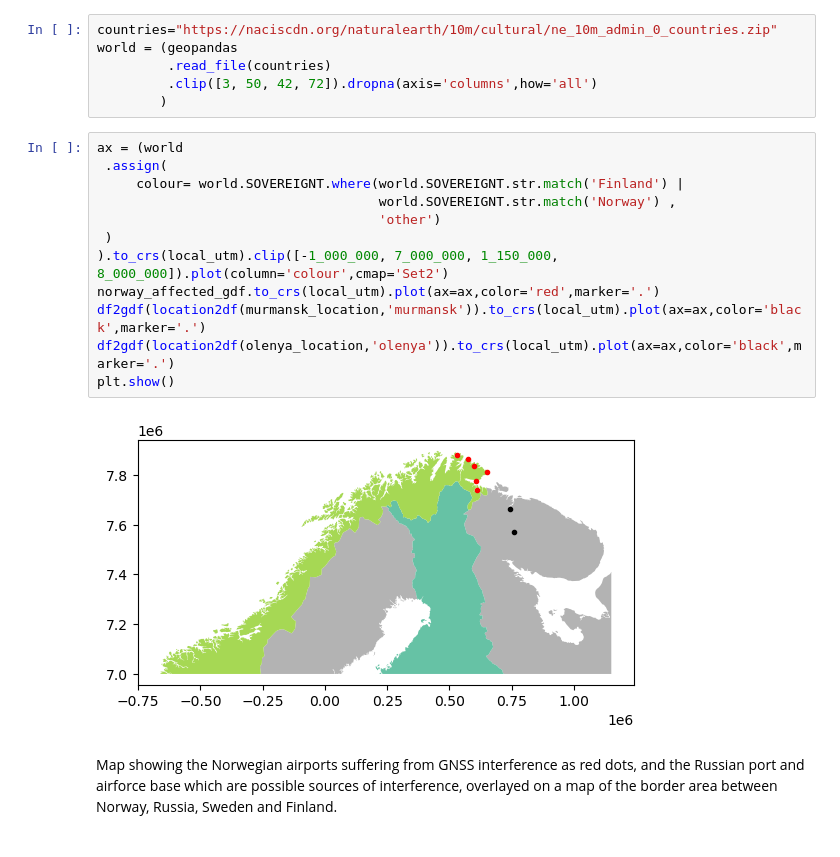
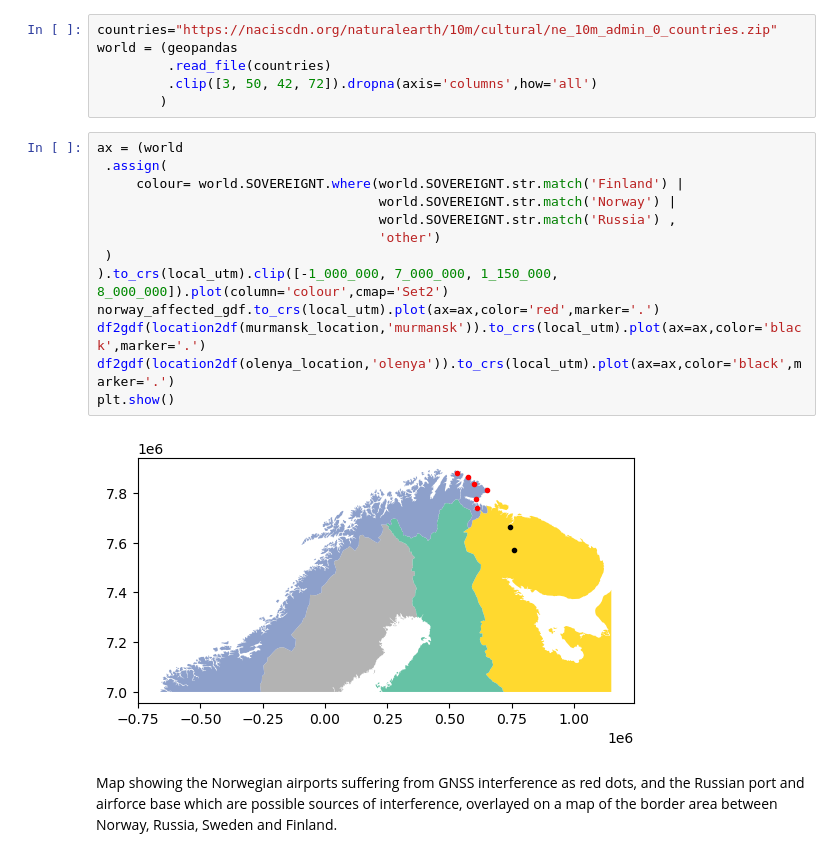
Before and after one commit to stelios-c/GPS_analysis, a Jupyter notebook: scandi_baltic/Finland_map.ipynb, the cells around one changed output. Saved outputs shown, nothing was run; the diff lists cells and outputs as text.

```diff
--- a/scandi_baltic/Finland_map.ipynb
+++ b/scandi_baltic/Finland_map.ipynb
@@ -100,17 +100,18 @@ world = (geopandas
 # %%
 ax = (world
  .assign(
      colour= world.SOVEREIGNT.where(world.SOVEREIGNT.str.match('Finland') |
-                                    world.SOVEREIGNT.str.match('Norway') ,
+                                    world.SOVEREIGNT.str.match('Norway') |
+                                    world.SOVEREIGNT.str.match('Russia') ,
                                     'other')
  )
 ).to_crs(local_utm).clip([-1_000_000, 7_000_000, 1_150_000, 8_000_000]).plot(column='colour',cmap='Set2')
 norway_affected_gdf.to_crs(local_utm).plot(ax=ax,color='red',marker='.')
 df2gdf(location2df(murmansk_location,'murmansk')).to_crs(local_utm).plot(ax=ax,color='black',marker='.')
 df2gdf(location2df(olenya_location,'olenya')).to_crs(local_utm).plot(ax=ax,color='black',marker='.')
 plt.show()
 # %% [output]
-[figure, old version]
+[figure, new version]
 # %% [markdown]
 Map showing the Norwegian airports suffering from GNSS interference as red dots, and the Russian port and airforce base which are possible sources of interference, overlayed on a map of the border area between Norway, Russia, Sweden and Finland.
 # %%
```
Also changed, not shown: parts of 10 cells of this notebook.
